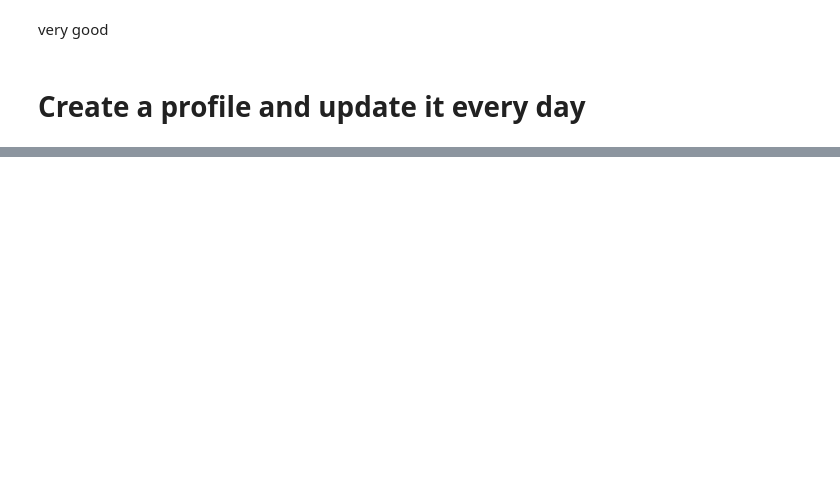
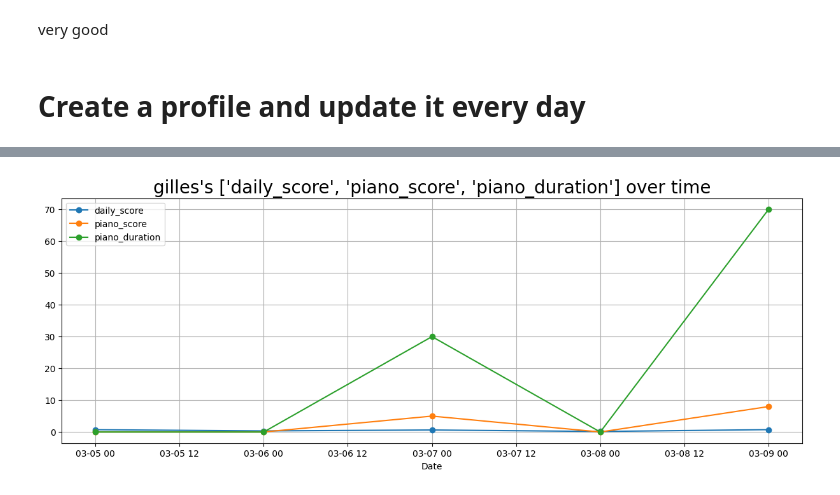
Before and after one commit to jilemsl/life_calendar, a Jupyter notebook: main.ipynb, the cells around one changed output, grey strips where cells are left out. Saved outputs shown, nothing was run; the diff lists cells and outputs as text; code cells hidden in the pictures; blank space fills up the shorter version.

```diff
--- a/main.ipynb
+++ b/main.ipynb
@@ -43,0 +48,4 @@ functions.update_score('gilles')
+# %%
+functions.plot_time_series('gilles', ['daily_score', 'piano_score', 'piano_duration'])
+# %% [output]
+[figure, added]
```
Also changed, not shown: parts of 2 cells of this notebook, 3 other files.
